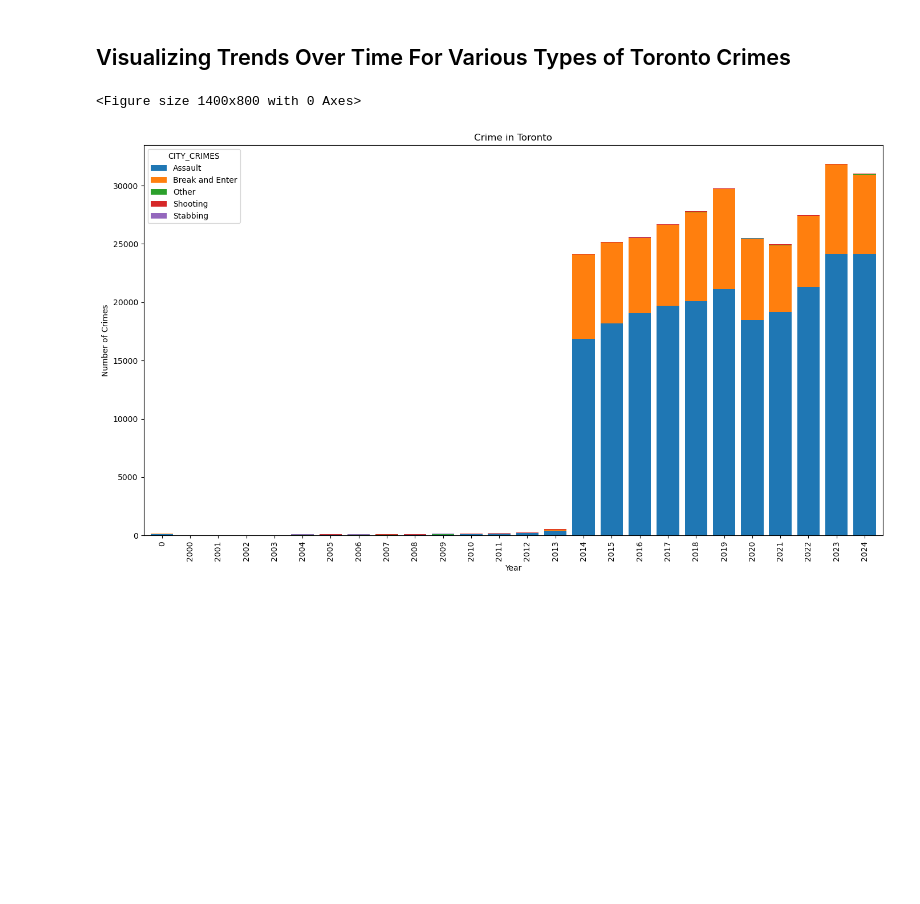
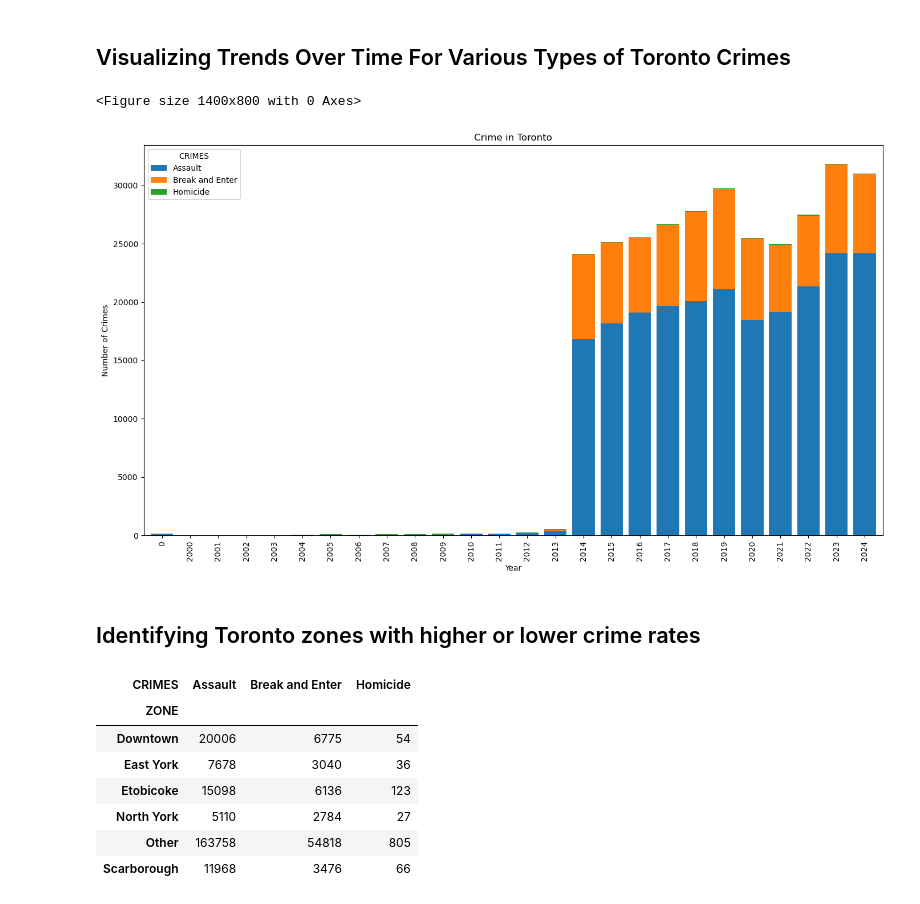
Before and after one commit to riggedjoker/CrimeAnalysis_Canada_Project, a Jupyter notebook: jupyter-notebook/crime_analysis.ipynb, the cells around one changed output. Cells and saved outputs as stored; diff of their text form; code cells hidden in the pictures; blank space fills up the shorter version.

```diff
--- a/jupyter-notebook/crime_analysis.ipynb
+++ b/jupyter-notebook/crime_analysis.ipynb
@@ -151,7 +174,7 @@ plt.show()
 # %%
 import matplotlib.pyplot as plt
 
-toronto_grouped = toronto_dataset.groupby(['OCC_YEAR', 'CITY_CRIMES']).size().unstack().fillna(0)
+toronto_grouped = toronto_dataset.groupby(['YEAR', 'CRIMES']).size().unstack().fillna(0)
 
 plt.figure(figsize=(14, 8))
 toronto_grouped.plot(kind='bar', stacked=True, figsize=(14, 8), width=0.8)
@@ -162,4 +185,35 @@ plt.tight_layout()
 plt.show()
 # %% [output]
 <Figure size 1400x800 with 0 Axes>
-[figure, old version]
+[figure, new version]
+# %% [markdown]
+<h2>Identifying Toronto zones with higher or lower crime rates </h2>
+# %%
+def zone(neighbourhood):
+    if any(keyword in neighbourhood for keyword in ['Agincourt', 'Malvern', 'Bendale', 'Birchcliffe', 'Scarborough', 'Cliffside']):
+        return 'Scarborough'
+    elif any(keyword in neighbourhood for keyword in ['Alderwood', 'Humber', 'Rexdale', 'Islington', 'Etobicoke', 'Kingsview']):
+        return 'Etobicoke'
+    elif any(keyword in neighbourhood for keyword in ['Bathurst', 'Bayview', 'Don Mills', 'York Mills', 'Downsview', 'North York']):
+        return 'North York'
+    elif any(keyword in neighbourhood for keyword in ['Annex', 'Church-Wellesley', 'Bay-Cloverhill', 'Cabbagetown', 'Kensington', 'Downtown']):
+        return 'Downtown'
+    elif any(keyword in neighbourhood for keyword in ['Broadview', 'Danforth', 'Leaside', 'East York', 'Coxwell']):
+        return 'East York'
+    else:
+        return 'Other'
+
+toronto_dataset['ZONE'] = toronto_dataset['NEIGHBOURHOOD'].apply(zone)
+
+toronto_crime_by_zone = toronto_dataset.groupby(['ZONE', 'CRIMES']).size().unstack().fillna(0).astype(int)
+
+toronto_crime_by_zone
+# %% [output]
+| CRIMES | Assault | Break and Enter | Homicide |
+| ZONE |  |  |  |
+| Downtown | 20006 | 6775 | 54 |
+| East York | 7678 | 3040 | 36 |
+| Etobicoke | 15098 | 6136 | 123 |
+| North York | 5110 | 2784 | 27 |
+| Other | 163758 | 54818 | 805 |
+| Scarborough | 11968 | 3476 | 66 |
```
Also changed, not shown: parts of 6 cells of this notebook.
